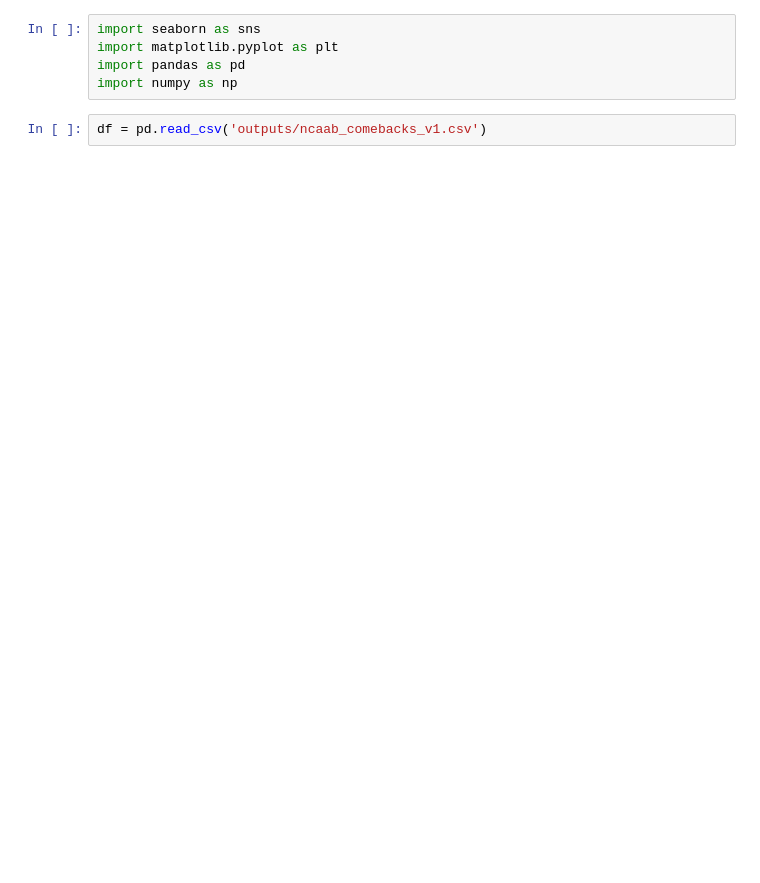
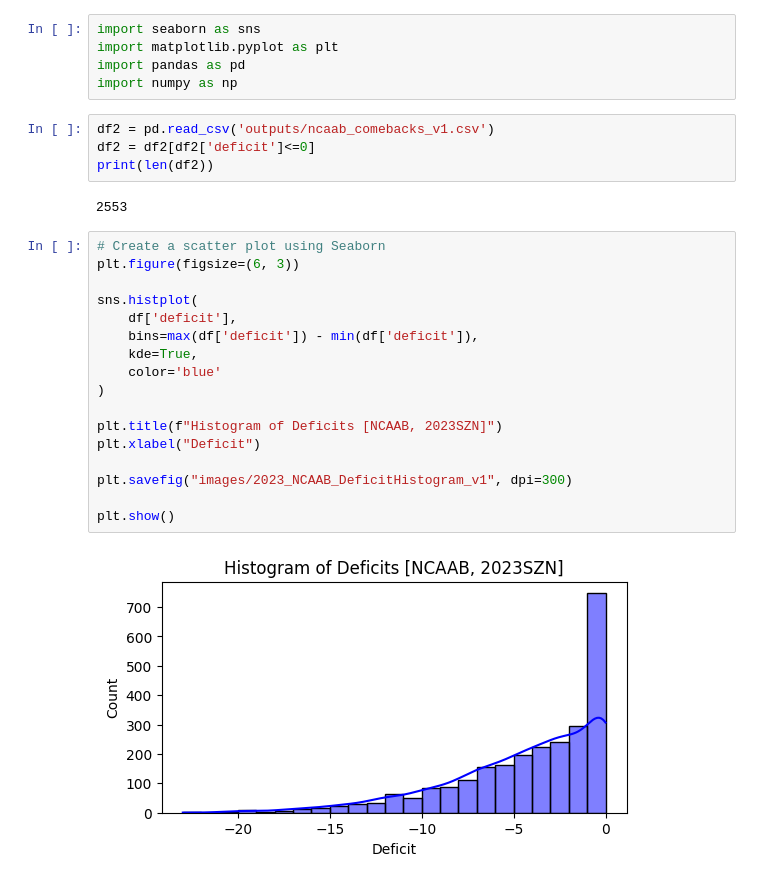
Before and after one commit to cwpace97/sports_analysis, a Jupyter notebook: ncaab_viz.ipynb, the cells around one changed output. Saved outputs shown, nothing was run; the diff lists cells and outputs as text; blank space fills up the shorter version.

```diff
--- a/ncaab_viz.ipynb
+++ b/ncaab_viz.ipynb
@@ -4,4 +4,27 @@ import matplotlib.pyplot as plt
 import pandas as pd
 import numpy as np
 # %%
-df = pd.read_csv('outputs/ncaab_comebacks_v1.csv')
+df2 = pd.read_csv('outputs/ncaab_comebacks_v1.csv')
+df2 = df2[df2['deficit']<=0]
+print(len(df2))
+# %% [output]
+2553
+# %%
+# Create a scatter plot using Seaborn
+plt.figure(figsize=(6, 3))
+
+sns.histplot(
+    df['deficit'],
+    bins=max(df['deficit']) - min(df['deficit']),
+    kde=True,
+    color='blue'
+)
+
+plt.title(f"Histogram of Deficits [NCAAB, 2023SZN]")
+plt.xlabel("Deficit")
+
+plt.savefig("images/2023_NCAAB_DeficitHistogram_v1", dpi=300)
+
+plt.show()
+# %% [output]
+[figure, added]
```
Also changed, not shown: parts of 4 cells of this notebook, 9 other files.
